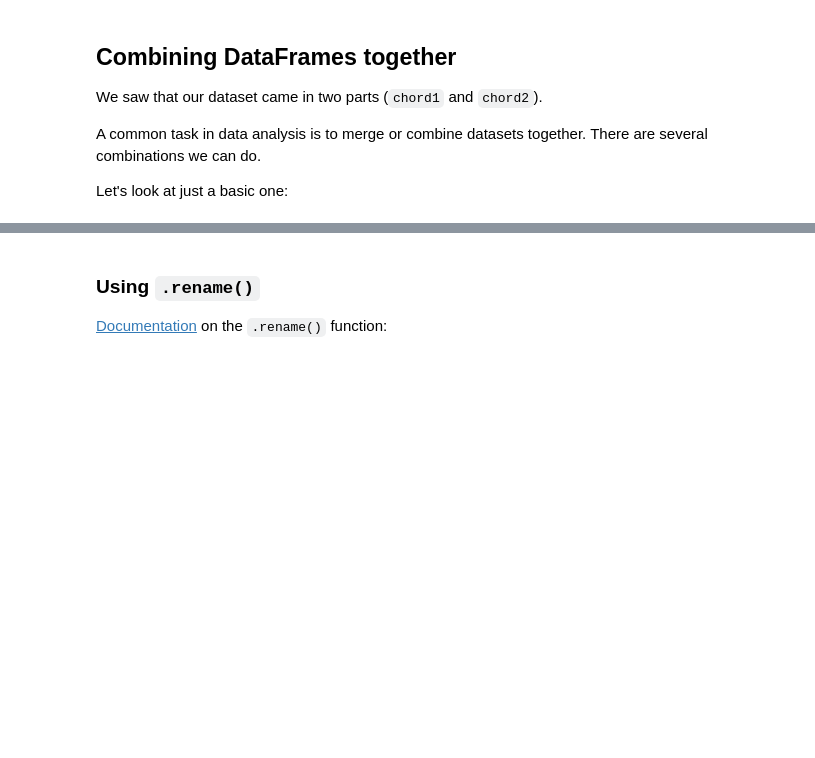
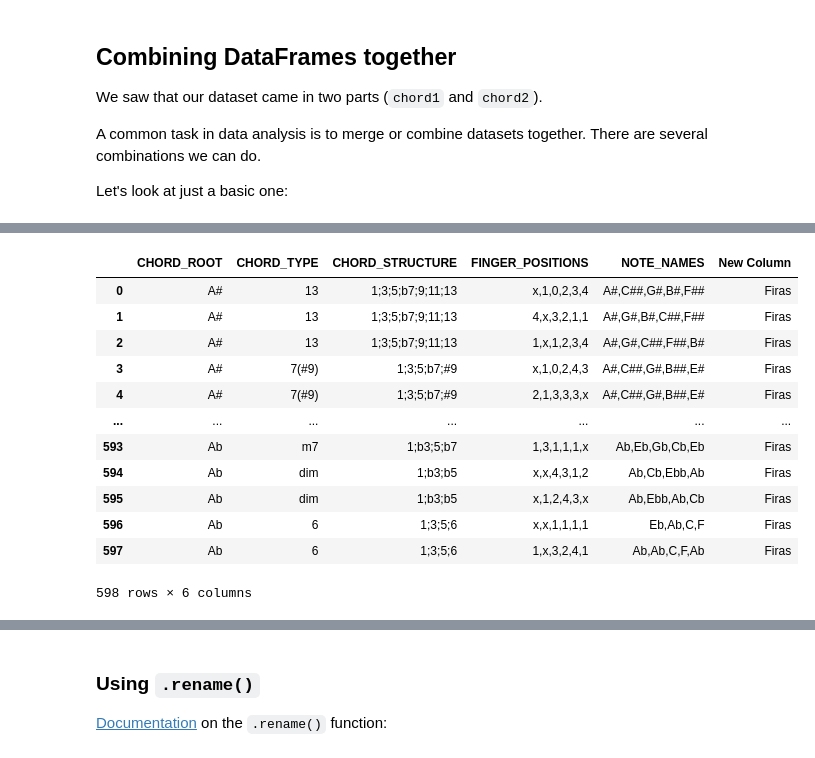
Before and after one commit to ubco-cmps/data301_course, a Jupyter notebook: notes/week05/Class5B/Class5B.ipynb, the cells around one changed output, grey strips where cells are left out. Cells and saved outputs as stored; diff of their text form; code cells hidden in the pictures; blank space fills up the shorter version.

```diff
--- a/notes/week05/Class5B/Class5B.ipynb
+++ b/notes/week05/Class5B/Class5B.ipynb
@@ -144,6 +152,23 @@ Let's look at just a basic one:
 [Documentation](https://pandas.pydata.org/docs/reference/api/pandas.concat.html) on the `.concat()` function
 
 ![](https://pandas.pydata.org/docs/_images/merging_append1.png)
+# %%
+#chord1['New Column'] ='Firas'
+chord1
+# %% [output]
+|  | CHORD_ROOT | CHORD_TYPE | CHORD_STRUCTURE | FINGER_POSITIONS | NOTE_NAMES | New Column |
+| 0 | A# | 13 | 1;3;5;b7;9;11;13 | x,1,0,2,3,4 | A#,C##,G#,B#,F## | Firas |
+| 1 | A# | 13 | 1;3;5;b7;9;11;13 | 4,x,3,2,1,1 | A#,G#,B#,C##,F## | Firas |
+| 2 | A# | 13 | 1;3;5;b7;9;11;13 | 1,x,1,2,3,4 | A#,G#,C##,F##,B# | Firas |
+| 3 | A# | 7(#9) | 1;3;5;b7;#9 | x,1,0,2,4,3 | A#,C##,G#,B##,E# | Firas |
+| 4 | A# | 7(#9) | 1;3;5;b7;#9 | 2,1,3,3,3,x | A#,C##,G#,B##,E# | Firas |
+| ... | ... | ... | ... | ... | ... | ... |
+| 593 | Ab | m7 | 1;b3;5;b7 | 1,3,1,1,1,x | Ab,Eb,Gb,Cb,Eb | Firas |
+| 594 | Ab | dim | 1;b3;b5 | x,x,4,3,1,2 | Ab,Cb,Ebb,Ab | Firas |
+| 595 | Ab | dim | 1;b3;b5 | x,1,2,4,3,x | Ab,Ebb,Ab,Cb | Firas |
+| 596 | Ab | 6 | 1;3;5;6 | x,x,1,1,1,1 | Eb,Ab,C,F | Firas |
+| 597 | Ab | 6 | 1;3;5;6 | 1,x,3,2,4,1 | Ab,Ab,C,F,Ab | Firas |
+598 rows × 6 columns
 # %%
 pd.concat([chord1,chord2])
 # %% [output]
```
Also changed, not shown: parts of 60 cells of this notebook, 1 other file.
